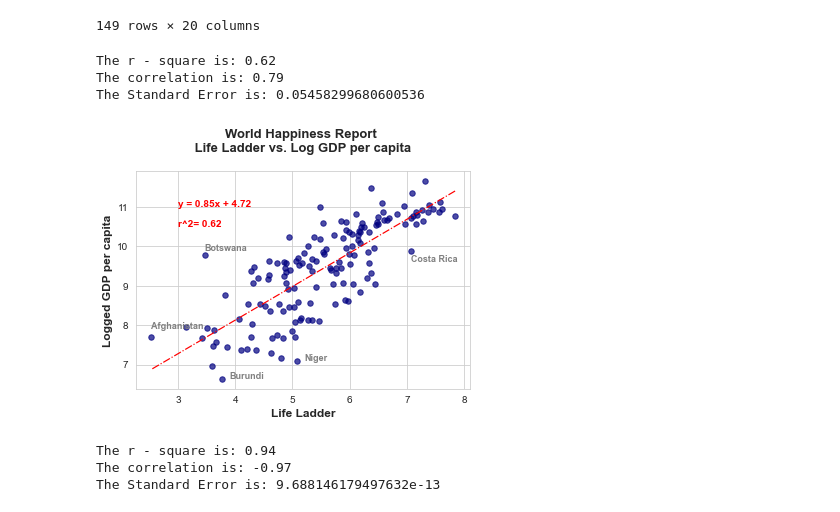
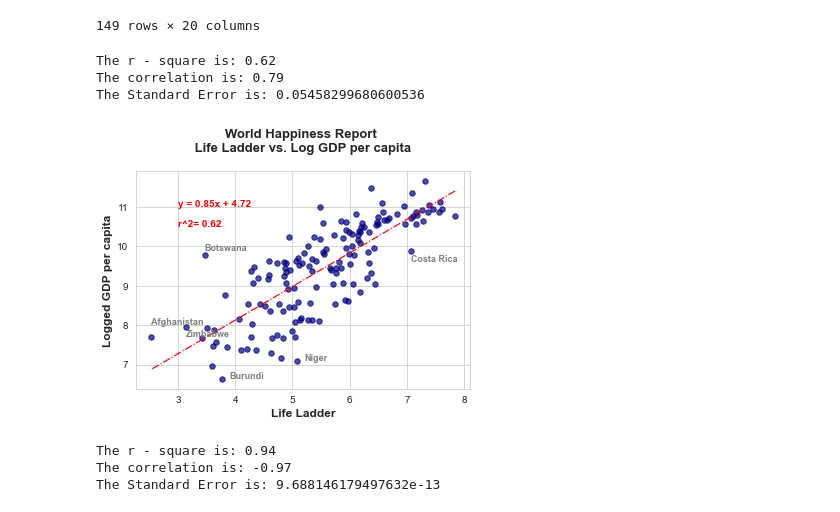
Before and after one commit to adamholcomb/Python-Media-Happiness-Analysis, a Jupyter notebook: HappinessIndex-KF.ipynb, the cells around one changed output. Drawn from its saved outputs; the diff is of its cells as text; code cells hidden in the pictures.

```diff
--- a/HappinessIndex-KF.ipynb
+++ b/HappinessIndex-KF.ipynb
@@ -745,34 +745,37 @@ world_happiness_report
 # %%
 # world_happiness
 def linear_regression_g(x_axis, y_axis,x,y):
     corr = round(st.pearsonr(x_axis,y_axis)[0],2)
     (slope, intercept, rvalue, pvalue, stderr) = st.linregress(x_axis, y_axis)
     rv = x_axis * slope + intercept
     le = 'y = ' + str(round(slope,2)) + 'x + ' +str(round(intercept,2))
     fig1,ax1=plt.subplots()
     plt.scatter(x_axis, y_axis, color = 'navy', s = 30, alpha = 0.7)
     plt.plot(x_axis,rv, 'r-.',linewidth =1.2, color = 'red')
     plt.annotate(le,(x,y), fontsize = 10 , color = 'red',fontweight = 'bold')
     plt.annotate(f'r^2= {round(rvalue**2,2)}',(x,y-0.5),fontsize=10,color="red", fontweight='bold')
     print(f'The r - square is: {round(rvalue**2,2)}')
     print(f'The correlation is: {round(corr,2)}')
     print(f'The Standard Error is: {stderr}')
 
 linear_regression_g(world_happiness_report['Ladder score'], world_happiness_report ['Logged GDP per capita'],3,11)
+plt.savefig('Images/world_happiness_report_Ladder_vs_GDPpercapita_Linear_Regression.png')
+plt.savefig('Images/world_happiness_report_Ladder_vs_GDPpercapita_Linear_Regression.jpg')
 plt.title(f'World Happiness Report \n Life Ladder vs. Log GDP per capita \n', fontsize = 13, fontweight = 'bold')
 plt.xlabel('Life Ladder', fontsize = 12,fontweight = 'bold')
 plt.ylabel('Logged GDP per capita', fontsize = 12,fontweight = 'bold')
-plt.annotate(f'Afghanistan',(2.523,7.9), fontsize = 9 , color = 'grey',fontweight = 'bold')
+plt.annotate(f'Afghanistan',(2.523,8), fontsize = 9 , color = 'grey',fontweight = 'bold')
 plt.annotate(f'Botswana',(3.467,9.9), fontsize = 9 , color = 'grey',fontweight = 'bold')
 plt.annotate(f'Costa Rica',(7.069,9.6), fontsize = 9 , color = 'grey',fontweight = 'bold')
 plt.annotate(f'Burundi',(3.9, 6.635), fontsize = 9 , color = 'grey',fontweight = 'bold')
 plt.annotate(f'Niger',(5.2, 7.098), fontsize = 9 , color = 'grey',fontweight = 'bold')
+plt.annotate(f'Zimbabwe',(3.145, 7.7), fontsize = 9 , color = 'grey',fontweight = 'bold')
 plt.show()
 # %% [output]
 The r - square is: 0.62
 The correlation is: 0.79
 The Standard Error is: 0.05458299680600536
-[figure, old version]
+[figure, new version]
 # %%
 # Linear Regression
 def linear_regression(x_axis, y_axis,x,y):
```
Also changed, not shown: parts of 18 cells of this notebook, 32 other files.
